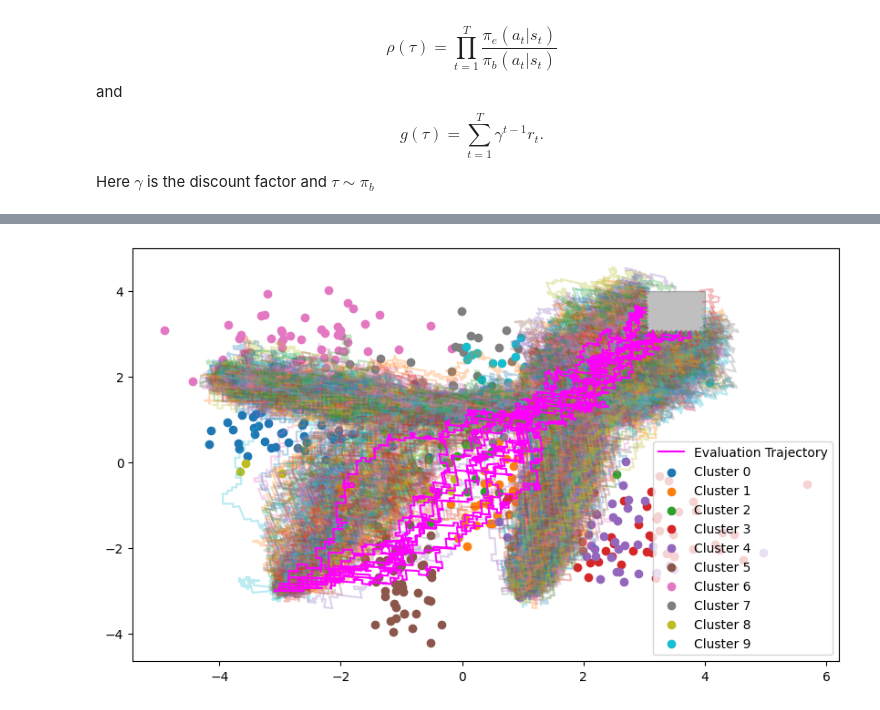
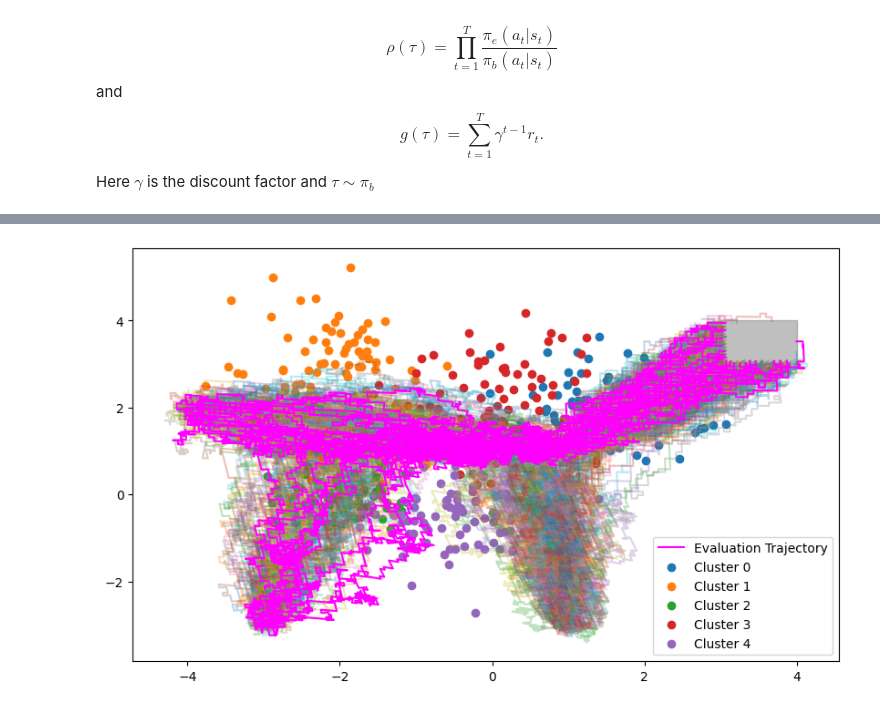
Before and after one commit to jackteversham/concepts-ope, a Jupyter notebook: learning_policies.ipynb, the cells around one changed output, grey strips where cells are left out. Saved outputs shown, nothing was run; the diff lists cells and outputs as text; code cells hidden in the pictures.

```diff
--- a/learning_policies.ipynb
+++ b/learning_policies.ipynb
@@ -18,7 +17,7 @@ def load_dataset_and_trajectories(filename):
     print(npz.files)
     return npz['centroids'], npz['clusters'], npz['trajectories'], npz['rewards'], npz['unique_concepts'], npz['concepts'], npz['actions']
 
-means, clusters, trajectories, rewards, unique_concepts, concepts, actions = load_dataset_and_trajectories("saved_data/dataset_epsilon_more_concepts.npz") #We're using dataset_large and dataset_knn
+means, clusters, trajectories, rewards, unique_concepts, concepts, actions = load_dataset_and_trajectories("saved_data/dataset_epsilon_large.npz") #We're using dataset_large and dataset_knn
 print(trajectories.shape)
 print(rewards.shape)
 print(unique_concepts.shape)
@@ -30,19 +29,22 @@ print(clusters.shape)
 from sklearn.neighbors import KNeighborsClassifier
 import numpy as np
 
+num_concepts = len(means)
+examples_per_concept = int(len(clusters)/num_concepts)
+print(examples_per_concept)
 # Load some example data
 X_train = np.array(clusters)
-y_train = np.repeat(np.array([0,1,2,3,4]),100)
+y_train = np.repeat(np.linspace(0, num_concepts, num_concepts, endpoint=False), examples_per_concept)
 X_test = np.array([[1,1], [3,3],[0,-2]])
 
+
 # Create a kNN classifier with k=3
-knn = KNeighborsClassifier(n_neighbors=5) #smaller k values results in more fluctuation of the concepts
+knn = KNeighborsClassifier(n_neighbors=10) #smaller k values results in more fluctuation of the concepts
 
 # Train the classifier
 knn.fit(X_train, y_train)
 
 
-num_concepts = len(means)
-env = WindyGridworld(num_concepts=num_concepts, method="simple", knn=None, means=means, policy_model=None, custom_policy=None)
+env = WindyGridworld(num_concepts=num_concepts, method="knn", knn=knn, means=means, policy_model=None, custom_policy=None)
 # %% [output]
 ['centroids', 'clusters', 'trajectories', 'rewards', 'unique_concepts', 'concepts', 'actions']
@@ -205,3 +174,0 @@ print((d0+d1+d2+d3+d4)/5)
-# %%
-concept_model = keras.models.load_model("saved_models/c_10|s")
-evaluation_env = WindyGridworld(len(means), "simple", knn, means, pi_b_c, None, concept_model)
@@ -581,22 +582,23 @@ estimator = Estimator(trajectories_subset=trajectories_subset,behaviour_distribu
 concept_estimator = Estimator(trajectories_subset=trajectories_subset, behaviour_distributions=behaviour_distributions_c, evaluation_distributions=evaluation_distributions_c, action_indicies=action_indicies)
 
 dataset_sizes = [100, 300, 500, 700, 850]
-dataset_sizes = [ 300, 500, 700]
-num_trials = 100
+dataset_sizes = [500, 1000, 2000]
+num_trials = 20
 data = {}
 data_no_outliers = {}
 
 for D in dataset_sizes:
-    values1, values2, ess_values1, ess_values2 = [], [], [], []
+    values1, values2, ess_values1, ess_values2, vanishing, vanishing_c = [], [], [], [], [], []
     for i in tqdm(range(num_trials)):
-        #[0.25,0.1,0.4,0.25]
-        eval_policy = [0.25,  0.1, 0.55 ,  0.1 ]  # [0.38660187, 0.1295562,  0.409095 ,  0.07474691], [0.438365   0.11837474 0.3666041  0.07665614] is the actual distributoin over concepts in this region
-        estimate, small_weights, on_policy_value, observed_evaluation_distributions = estimator.PDIS(D, eval_policy=eval_policy)
-        estimate_concepts, small_weights_concepts, on_policy_value_concepts, observed_evaluation_distributions_concepts = concept_estimator.PDIS(D, eval_policy=eval_policy)
+        eval_policy = [0.43, 0.1, 0.37, 0.1]# [0.438365   0.11837474 0.3666041  0.07665614] is actual distribution over concept 2
+        estimate, small_weights, on_policy_value, observed_evaluation_distributions, vanishing_products = estimator.PDIS(D, eval_policy=eval_policy)
+        estimate_concepts, small_weights_concepts, on_policy_value_concepts, observed_evaluation_distributions_concepts, vanishing_products_c = concept_estimator.PDIS(D, eval_policy=eval_policy)
         values1.append(estimate)
         values2.append(estimate_concepts)
         ess_values1.append(small_weights)
         ess_values2.append(small_weights_concepts)
+        vanishing.append(vanishing_products)
+        vanishing_c.append(vanishing_products_c)
     values1 = np.array(values1)
     values2 = np.array(values2)
     data[f"{D}_vanilla"] = values1
@@ -605,6 +607,8 @@ for D in dataset_sizes:
     data_no_outliers[f"{D}_concepts"] = reject_outliers(values2)
     print(f"Mean weights smaller than 0.8: {np.array(ess_values1).mean()}%")
     print(f"Mean weights smaller than 0.8 concepts: {np.array(ess_values2).mean()}%")
-    print("On policy: ",on_policy_value)
+    print(f"Mean vanishing products: {np.array(vanishing).mean()}")
+    print(f"Mean vanishing products concepts: {np.array(vanishing_c).mean()}")
+    print("On policy: ", on_policy_value)
     print("On policy over concepts: ", on_policy_value_concepts)
 # %% [output]
@@ -625,7 +635,7 @@ On policy over concepts:  -388.78285714285715
 # %%
-
-for i in range(50):
-    print((observed_evaluation_distributions_concepts[7][i]))
+index = 1
+for i in range(50,100):
+    print(observed_evaluation_distributions_concepts[index][i], behaviour_distributions_c[index][i])
 # %%
 # data = {"vanilla":values1,"concepts":values2, "vanilla_no_outliers":reject_outliers(values1),"concepts_no_outliers":reject_outliers(values2)}
 df = pd.DataFrame(dict([ (k,pd.Series(v)) for k,v in data.items() ]))
@@ -695,29 +716,29 @@ for j in tqdm(range(10)):
 # %%
 def plot_eval_trajectories(eval_trajectories,trajectories):
     fig, ax = plt.subplots(figsize=(10,6), dpi=100)
 
 
     for history in trajectories:
         plt.plot(history[:, 0], history[:, 1], alpha=0.3)
 
     for history in eval_trajectories:
         plt.plot(history[:, 0], history[:, 1], color="magenta")
     plt.plot(history[0, 0], history[0, 1], color="magenta", label="Evaluation Trajectory") #for legend purposes
 
     rect = patches.Rectangle([3, 3], 1, 1, fill=True, color="grey", alpha=0.5)
     ax.add_patch(rect)
     for i in range(len(means)):
         num_points = int(len(clusters)/len(means))
         start = i*num_points
         end = (i+1)*num_points
         plt.scatter(clusters[start:end,0], clusters[start:end,1], label=f"Cluster {i}")
 
-    plt.legend()
+    plt.legend(loc="lower right")
     plt.show()
 
-plot_eval_trajectories(eval_trajectories, trajectories_subset)
+plot_eval_trajectories(eval_trajectories, trajectories_subset[np.random.choice(len(trajectories_subset), 500, replace=False)])
 # %% [output]
-[figure, old version]
+[figure, new version]
 # %%
 lengths = [len(eval_traj) for eval_traj in eval_trajectories]
 print(lengths)
```
Also changed, not shown: parts of 19 cells of this notebook, 46 other files.
